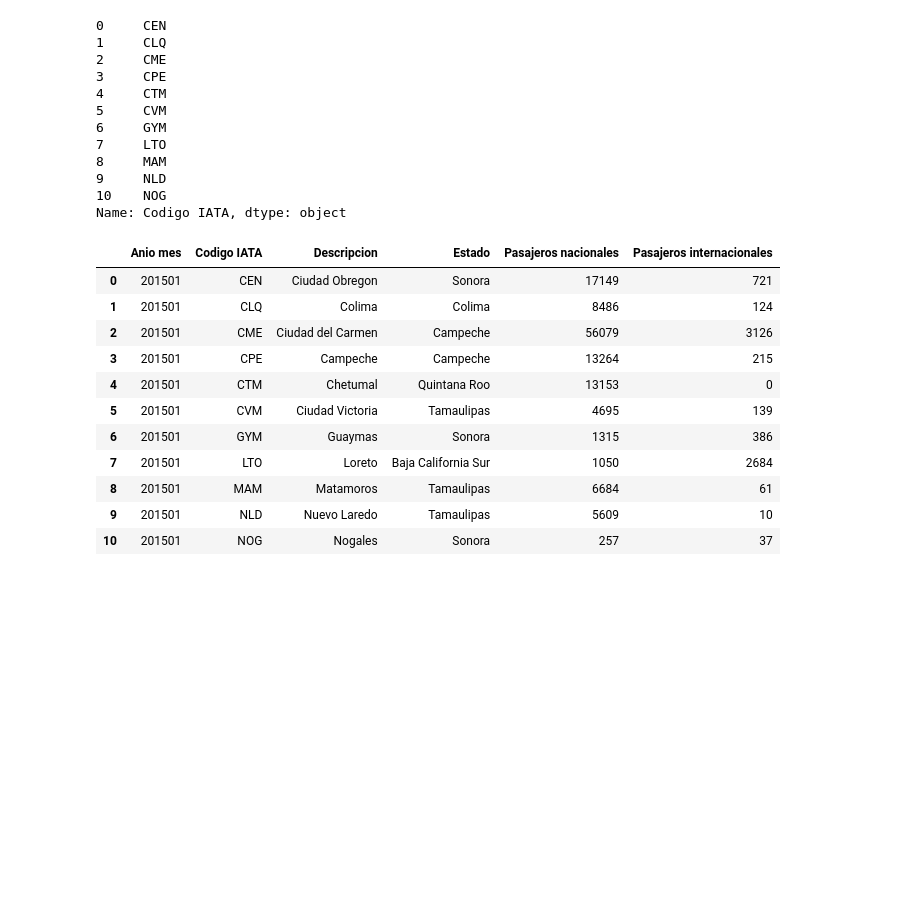
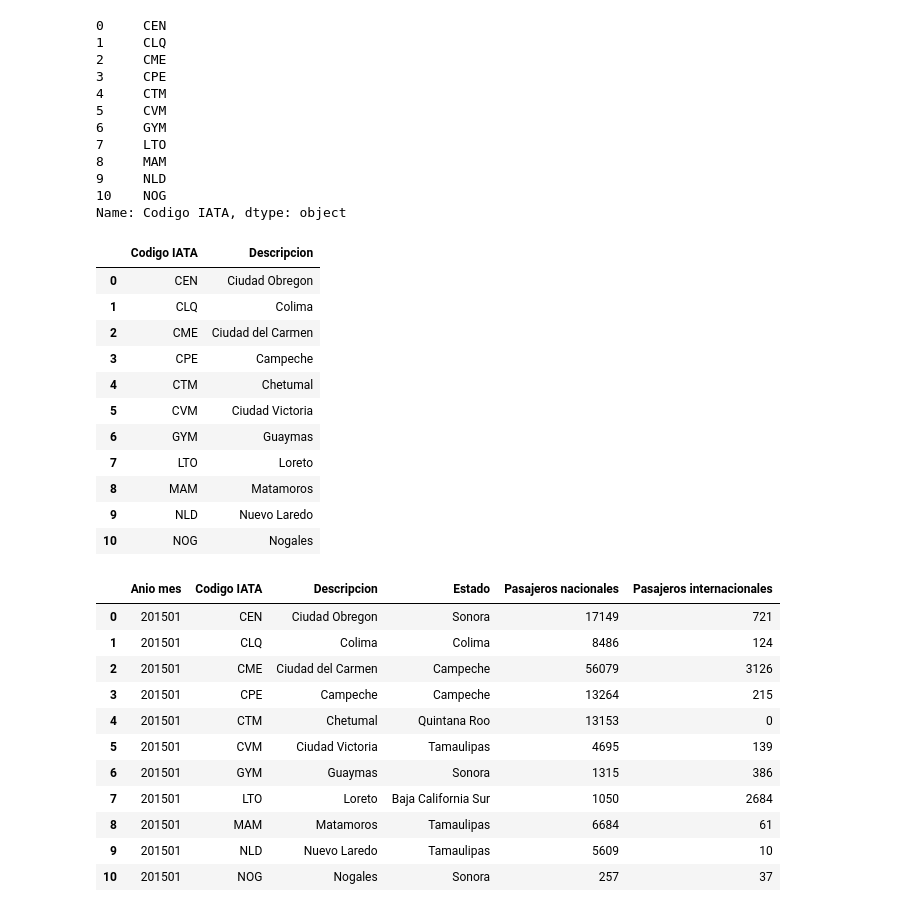
Before and after one commit to FranckEnriquez/DataLab_Community, a Jupyter notebook: Python/Introduction/codes/Data_Manipulation/Data_MTA.ipynb, the cells around one changed output. Saved outputs shown, nothing was run; the diff lists cells and outputs as text; code cells hidden in the pictures; blank space fills up the shorter version.

```diff
--- a/Python/Introduction/codes/Data_Manipulation/Data_MTA.ipynb
+++ b/Python/Introduction/codes/Data_Manipulation/Data_MTA.ipynb
@@ -111,6 +111,21 @@ pas.loc[0:10, 'Codigo IATA']
 9     NLD
 10    NOG
 Name: Codigo IATA, dtype: object
+# %%
+pas.loc[0:10, ['Codigo IATA','Descripcion']]
+# %% [output]
+|  | Codigo IATA | Descripcion |
+| 0 | CEN | Ciudad Obregon |
+| 1 | CLQ | Colima |
+| 2 | CME | Ciudad del Carmen |
+| 3 | CPE | Campeche |
+| 4 | CTM | Chetumal |
+| 5 | CVM | Ciudad Victoria |
+| 6 | GYM | Guaymas |
+| 7 | LTO | Loreto |
+| 8 | MAM | Matamoros |
+| 9 | NLD | Nuevo Laredo |
+| 10 | NOG | Nogales |
 # %%
 pas.loc[0:10, :]
 # %% [output]
```
Also changed, not shown: parts of 8 cells of this notebook, 5 other files.
